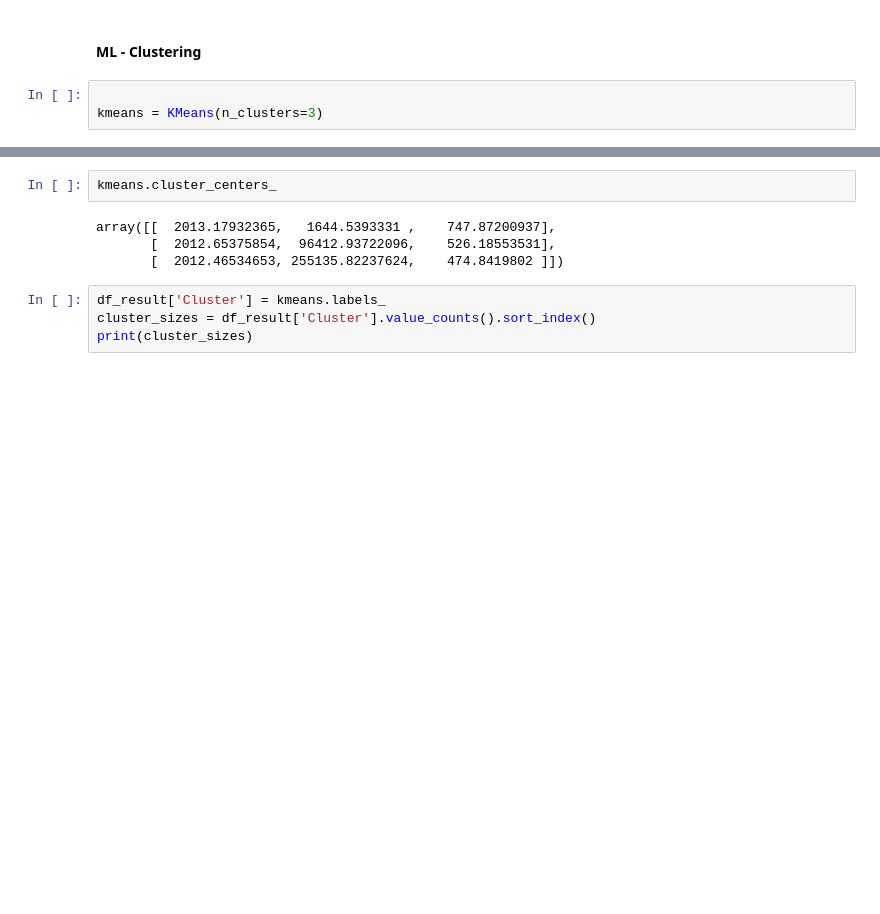
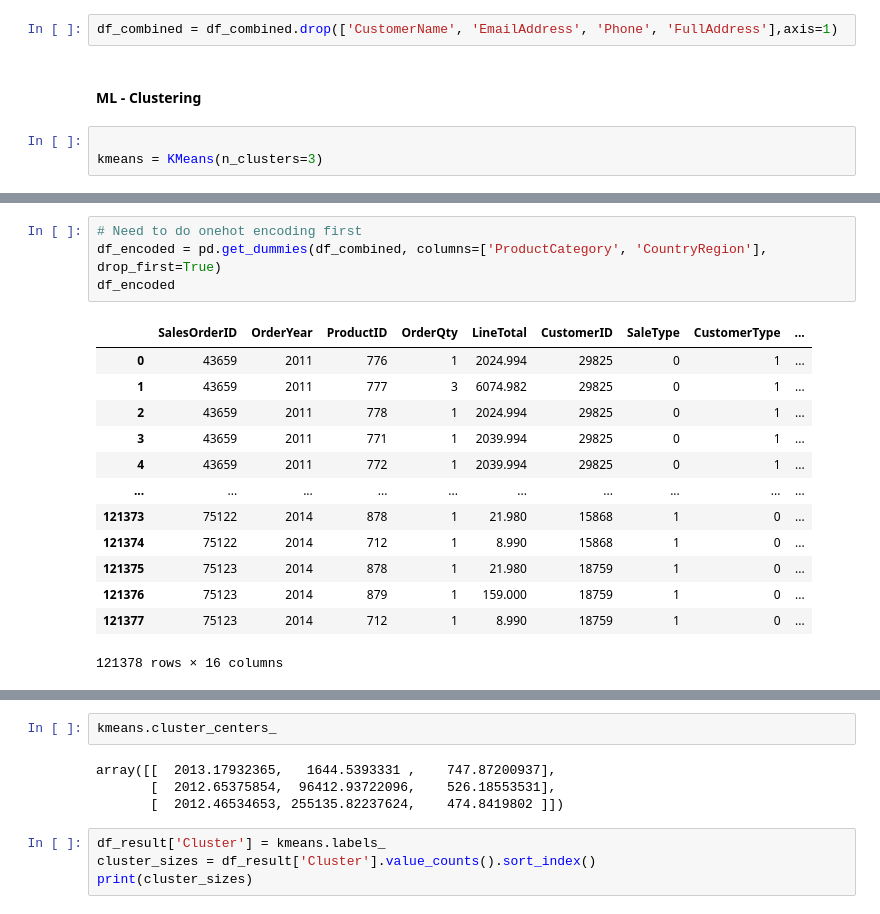
Before and after one commit to dsprincess/python-projects, a Jupyter notebook: Clustering_Customer_Segmentation_AW2022/taskupdated.ipynb, the cells around one changed output, grey strips where cells are left out. Drawn from its saved outputs; the diff is of its cells as text; blank space fills up the shorter version.

```diff
--- a/Clustering_Customer_Segmentation_AW2022/taskupdated.ipynb
+++ b/Clustering_Customer_Segmentation_AW2022/taskupdated.ipynb
@@ -215,3 +234,5 @@ print(df_result)
+# %%
+df_combined = df_combined.drop(['CustomerName', 'EmailAddress', 'Phone', 'FullAddress'],axis=1)
 # %% [markdown]
 #### ML - Clustering
 # %%
@@ -223,0 +280,18 @@ KMeans(n_clusters=3)
+# %%
+# Need to do onehot encoding first
+df_encoded = pd.get_dummies(df_combined, columns=['ProductCategory', 'CountryRegion'], drop_first=True)
+df_encoded
+# %% [output]
+|  | SalesOrderID | OrderYear | ProductID | OrderQty | LineTotal | CustomerID | SaleType | CustomerType | ... |
+| 0 | 43659 | 2011 | 776 | 1 | 2024.994 | 29825 | 0 | 1 | ... |
+| 1 | 43659 | 2011 | 777 | 3 | 6074.982 | 29825 | 0 | 1 | ... |
+| 2 | 43659 | 2011 | 778 | 1 | 2024.994 | 29825 | 0 | 1 | ... |
+| 3 | 43659 | 2011 | 771 | 1 | 2039.994 | 29825 | 0 | 1 | ... |
+| 4 | 43659 | 2011 | 772 | 1 | 2039.994 | 29825 | 0 | 1 | ... |
+| ... | ... | ... | ... | ... | ... | ... | ... | ... | ... |
+| 121373 | 75122 | 2014 | 878 | 1 | 21.980 | 15868 | 1 | 0 | ... |
+| 121374 | 75122 | 2014 | 712 | 1 | 8.990 | 15868 | 1 | 0 | ... |
+| 121375 | 75123 | 2014 | 878 | 1 | 21.980 | 18759 | 1 | 0 | ... |
+| 121376 | 75123 | 2014 | 879 | 1 | 159.000 | 18759 | 1 | 0 | ... |
+| 121377 | 75123 | 2014 | 712 | 1 | 8.990 | 18759 | 1 | 0 | ... |
+121378 rows × 16 columns
```
Also changed, not shown: parts of 19 cells of this notebook.
